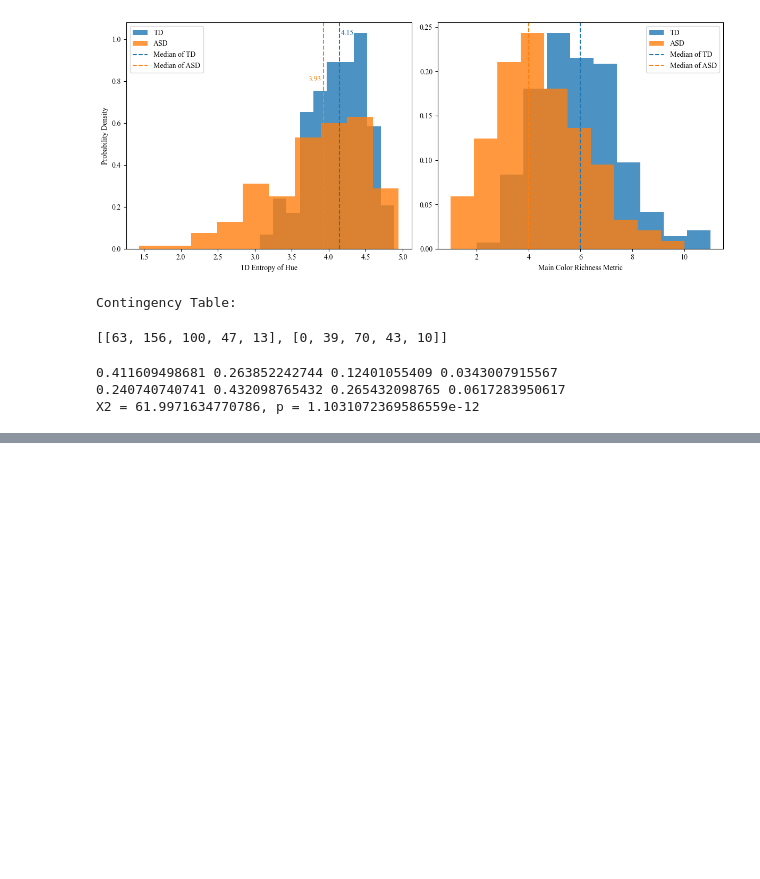
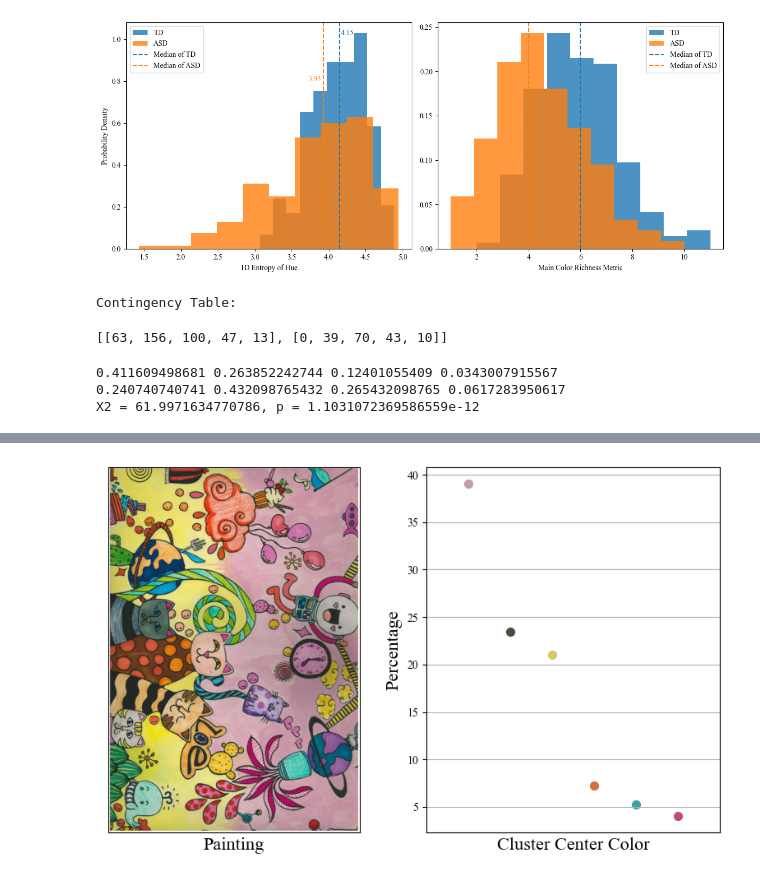
Before and after one commit to dishangti/ASD-Painting-Pub, a Jupyter notebook: stats/color.ipynb, the cells around one changed output, grey strips where cells are left out. Cells and saved outputs as stored; diff of their text form; code cells hidden in the pictures; blank space fills up the shorter version.

```diff
--- a/stats/color.ipynb
+++ b/stats/color.ipynb
@@ -586,0 +586,79 @@ array([ 25.4674007 ,  11.13022667,  20.69894467,   6.09054813,
+# %%
+n_clusters = 6
+
+im = cv2.imread("../paintings/experiment/TD/123.jpg")
+im2 = cv2.cvtColor(im, cv2.COLOR_BGR2RGB)
+im3 = cv2.cvtColor(im, cv2.COLOR_BGR2HSV)
+
+im_min = np.minimum(im2[:,:,0],np.minimum(im2[:,:,1],im2[:,:,2]))
+
+ret,im_bin = cv2.threshold(im_min,160,255,cv2.THRESH_BINARY)
+
+kernel = cv2.getStructuringElement(cv2.MORPH_CROSS,(5,5))
+im_closed = cv2.morphologyEx(im_bin, cv2.MORPH_CLOSE, kernel,iterations=2)
+
+draw_pix = np.array(np.where(im_closed == 0)).T
+bd_rect = cv2.boundingRect(draw_pix)
+
+x1 = bd_rect[1]; x2 = x1+bd_rect[3]
+y1 = bd_rect[0]; y2 = y1+bd_rect[2]
+
+pixel_set_hsv = im3[y1:y2+1, x1:x2+1, :].copy()
+pixel_set_hsv = pixel_set_hsv.reshape((pixel_set_hsv.shape[0]*pixel_set_hsv.shape[1],3))
+
+# Cone transformation
+pixel_set_cone = HSV2cone(pixel_set_hsv)
+
+kmeans = sklearn.cluster.KMeans(n_clusters=n_clusters, n_init = 'auto')
+kmeans.fit(pixel_set_cone)
+
+histo = np.histogram(kmeans.labels_, bins=n_clusters, range=(0, n_clusters))
+percent = histo[0] / pixel_set_cone.shape[0] * 100
+tone_idx = percent.argmax()
+
+centers_HSV = cone2HSV(kmeans.cluster_centers_)
+center_rgb = cv2.cvtColor(centers_HSV.copy().reshape((1,-1,3)), cv2.COLOR_HSV2RGB)
+
+# Assuming sRGB encoded colour values.
+RGB = center_rgb[0,tone_idx,:]
+# Conversion to tristimulus values.
+XYZ = colour.sRGB_to_XYZ(RGB / 255)
+# Conversion to chromaticity coordinates.
+xy = colour.XYZ_to_xy(XYZ)
+# Conversion to correlated colour temperature in K.
+CCT = colour.xy_to_CCT(xy, 'hernandez1999')
+print('CCT:')
+print(CCT,'K')
+
+print('Centers (Cone):')
+display(kmeans.cluster_centers_)
+print('Min dist:')
+display(min_distance(kmeans.cluster_centers_))
+print('Centers (HSV):')
+display(centers_HSV)
+print('Percentage:')
+display(percent)
+
+fig = plt.figure(figsize = (8,5))
+
+plt.subplot(121)
+plt.imshow(im2)
+plt.xticks([])
+plt.yticks([])
+plt.xlabel('Painting',fontsize=16)
+
+center_rgb = center_rgb[0,:,:]
+center_rgb = np.hstack((percent.reshape(-1,1),center_rgb))
+center_rgb = center_rgb[center_rgb[:,0].argsort()[::-1]] # sort by column 1
+
+plt.subplot(122)
+for i in range(n_clusters):
+    plt.scatter(i, center_rgb[i][0], color=(center_rgb[i][1]/255,center_rgb[i][2]/255,center_rgb[i][3]/255),s=50)
+plt.xlim((-1, n_clusters))
+plt.ylabel('Percentage',fontsize=16)
+plt.xlabel('Cluster Center Color',fontsize=16)
+plt.xticks([])
+plt.grid()
+plt.tight_layout()
+plt.savefig('1.svg')
+# %% [output]
@@ -586,0 +686 @@ array([ 25.4674007 ,  11.13022667,  20.69894467,   6.09054813,
+[figure, added]
```
Also changed, not shown: parts of 8 cells of this notebook, 8 other files.
